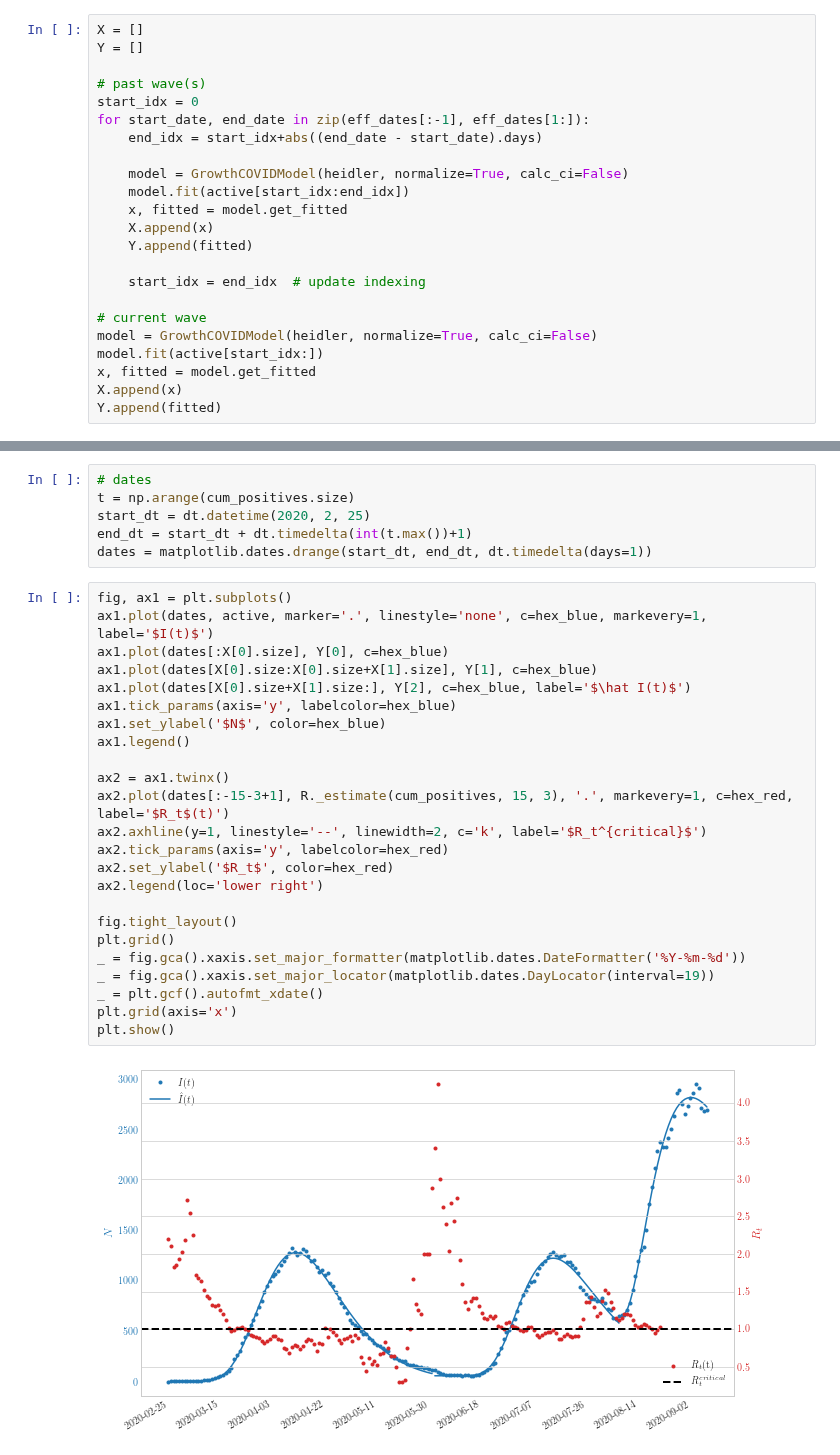
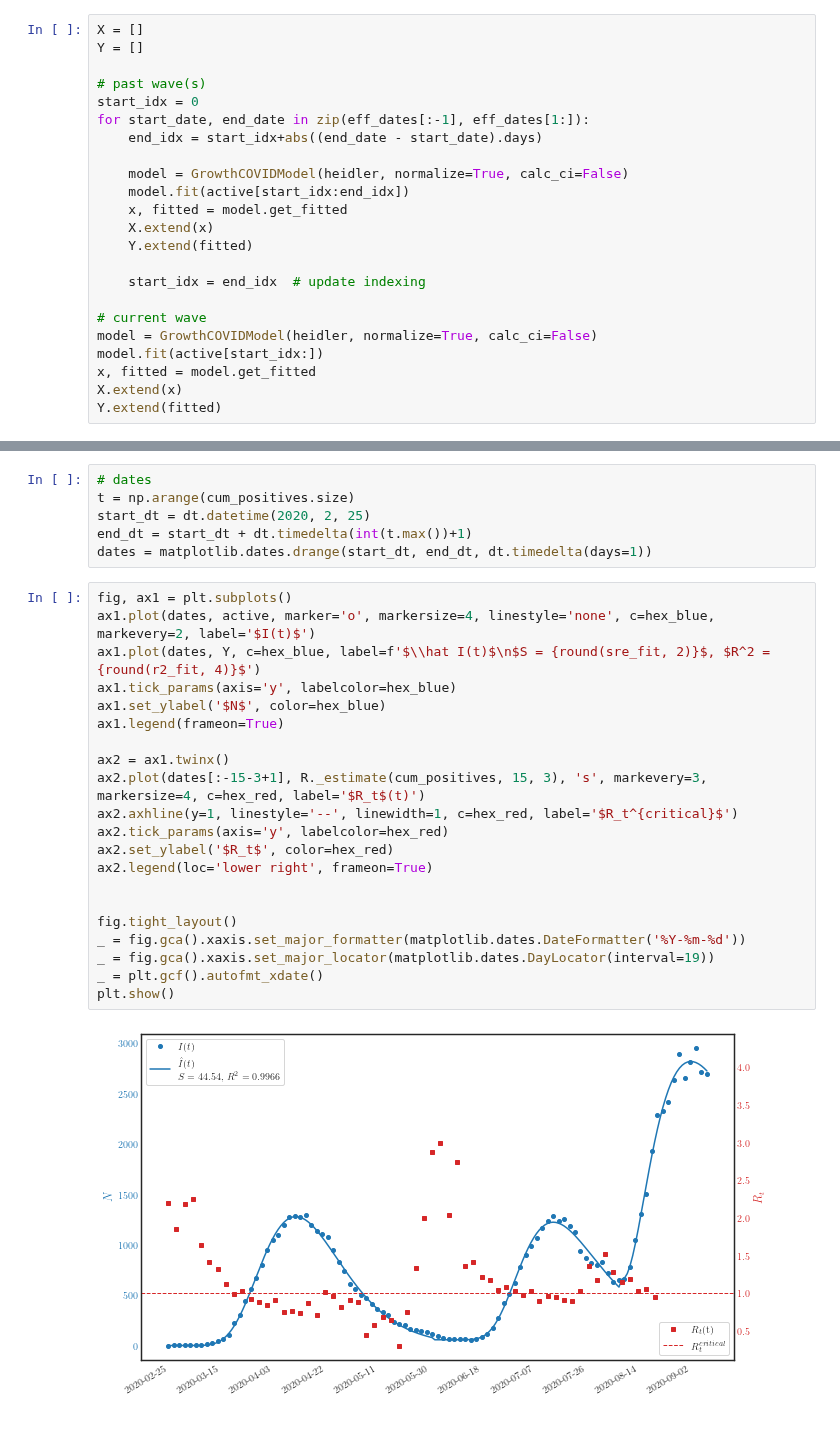
Before and after one commit to akapet00/covid-19-modelling-croatia, a Jupyter notebook: notebooks/07-Heidler-pulses.ipynb, the cells around one changed output, grey strips where cells are left out. Saved outputs shown, nothing was run; the diff lists cells and outputs as text.

```diff
--- a/notebooks/07-Heidler-pulses.ipynb
+++ b/notebooks/07-Heidler-pulses.ipynb
@@ -71,8 +72,8 @@ for start_date, end_date in zip(eff_dates[:-1], eff_dates[1:]):
     model = GrowthCOVIDModel(heidler, normalize=True, calc_ci=False)
     model.fit(active[start_idx:end_idx])
     x, fitted = model.get_fitted
-    X.append(x)
-    Y.append(fitted)
+    X.extend(x)
+    Y.extend(fitted)
 
     start_idx = end_idx  # update indexing
 
@@ -80,5 +81,5 @@ for start_date, end_date in zip(eff_dates[:-1], eff_dates[1:]):
 model = GrowthCOVIDModel(heidler, normalize=True, calc_ci=False)
 model.fit(active[start_idx:])
 x, fitted = model.get_fitted
-X.append(x)
-Y.append(fitted)
+X.extend(x)
+Y.extend(fitted)
@@ -90,27 +102,24 @@ end_dt = start_dt + dt.timedelta(int(t.max())+1)
 dates = matplotlib.dates.drange(start_dt, end_dt, dt.timedelta(days=1))
 # %%
 fig, ax1 = plt.subplots()
-ax1.plot(dates, active, marker='.', linestyle='none', c=hex_blue, markevery=1, label='$I(t)$')
-ax1.plot(dates[:X[0].size], Y[0], c=hex_blue)
-ax1.plot(dates[X[0].size:X[0].size+X[1].size], Y[1], c=hex_blue)
-ax1.plot(dates[X[0].size+X[1].size:], Y[2], c=hex_blue, label='$\hat I(t)$')
+ax1.plot(dates, active, marker='o', markersize=4, linestyle='none', c=hex_blue, markevery=2, label='$I(t)$')
+ax1.plot(dates, Y, c=hex_blue, label=f'$\\hat I(t)$\n$S = {round(sre_fit, 2)}$, $R^2 = {round(r2_fit, 4)}$')
 ax1.tick_params(axis='y', labelcolor=hex_blue)
 ax1.set_ylabel('$N$', color=hex_blue)
-ax1.legend()
+ax1.legend(frameon=True)
 
 ax2 = ax1.twinx()
-ax2.plot(dates[:-15-3+1], R._estimate(cum_positives, 15, 3), '.', markevery=1, c=hex_red, label='$R_t$(t)')
-ax2.axhline(y=1, linestyle='--', linewidth=2, c='k', label='$R_t^{critical}$')
+ax2.plot(dates[:-15-3+1], R._estimate(cum_positives, 15, 3), 's', markevery=3, markersize=4, c=hex_red, label='$R_t$(t)')
+ax2.axhline(y=1, linestyle='--', linewidth=1, c=hex_red, label='$R_t^{critical}$')
 ax2.tick_params(axis='y', labelcolor=hex_red)
 ax2.set_ylabel('$R_t$', color=hex_red)
-ax2.legend(loc='lower right')
+ax2.legend(loc='lower right', frameon=True)
+
 
 fig.tight_layout()
-plt.grid()
 _ = fig.gca().xaxis.set_major_formatter(matplotlib.dates.DateFormatter('%Y-%m-%d'))
 _ = fig.gca().xaxis.set_major_locator(matplotlib.dates.DayLocator(interval=19))
 _ = plt.gcf().autofmt_xdate()
-plt.grid(axis='x')
 plt.show()
 # %% [output]
-[figure, old version]
+[figure, new version]
```
Also changed, not shown: parts of 3 cells of this notebook, 10 other files.
